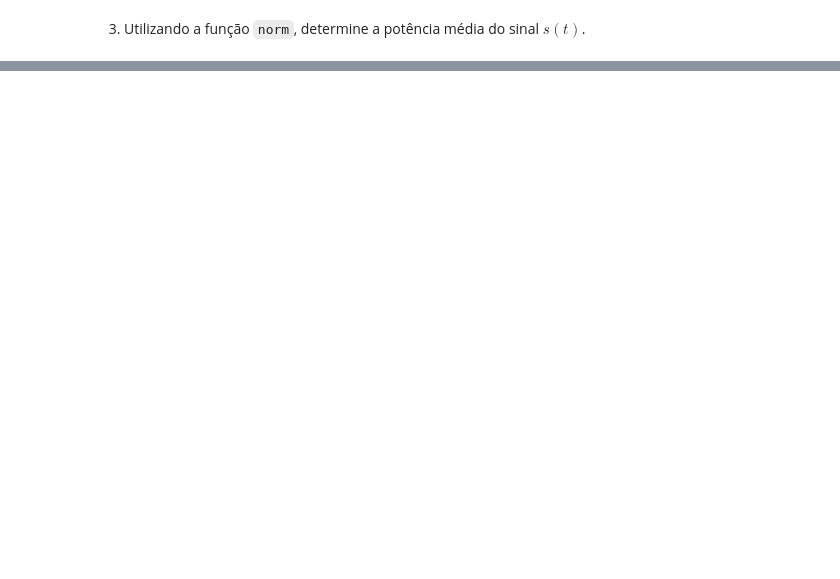
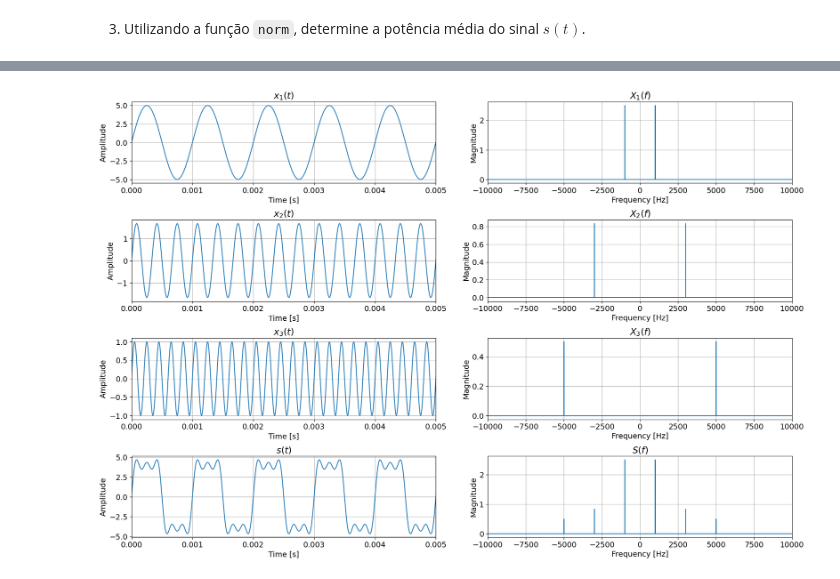
Before and after one commit to gabrielluizep/workbook-eng-telecom, a Jupyter notebook: com1/relatorio-1.ipynb, the cells around one changed output, grey strips where cells are left out. Saved outputs shown, nothing was run; the diff lists cells and outputs as text; code cells hidden in the pictures; blank space fills up the shorter version.

```diff
--- a/com1/relatorio-1.ipynb
+++ b/com1/relatorio-1.ipynb
@@ -97,0 +145,55 @@ norm
+# %%
+fig, axs = plt.subplots(4, 2, figsize=(18, 12))
+fig.tight_layout(h_pad=3, w_pad=4)
+
+axs[0, 0].plot(t, x1_t)
+axs[0, 0].set_title("$x_1(t)$")
+axs[0, 0].set_xlabel("Time [s]")
+axs[0, 0].set_ylabel("Amplitude")
+axs[0, 0].set_xlim(0, 5 * 1 / f1)
+
+axs[0, 1].plot(f, np.abs(X1_t))
+axs[0, 1].set_title("$X_1(f)$")
+axs[0, 1].set_xlabel("Frequency [Hz]")
+axs[0, 1].set_ylabel("Magnitude")
+axs[0, 1].set_xlim(-10e3, 10e3)
+
+axs[1, 0].plot(t, x2_t)
+axs[1, 0].set_title("$x_2(t)$")
+axs[1, 0].set_xlabel("Time [s]")
+axs[1, 0].set_ylabel("Amplitude")
+axs[1, 0].set_xlim(0, 5 * 1 / f1)
+
+axs[1, 1].plot(f, np.abs(X2_t))
+axs[1, 1].set_title("$X_2(f)$")
+axs[1, 1].set_xlabel("Frequency [Hz]")
+axs[1, 1].set_ylabel("Magnitude")
+axs[1, 1].set_xlim(-10e3, 10e3)
+
+axs[2, 0].plot(t, x3_t)
+axs[2, 0].set_title("$x_3(t)$")
+axs[2, 0].set_xlabel("Time [s]")
+axs[2, 0].set_ylabel("Amplitude")
+axs[2, 0].set_xlim(0, 5 * 1 / f1)
+
+axs[2, 1].plot(f, np.abs(X3_t))
+axs[2, 1].set_title("$X_3(f)$")
+axs[2, 1].set_xlabel("Frequency [Hz]")
+axs[2, 1].set_ylabel("Magnitude")
+axs[2, 1].set_xlim(-10e3, 10e3)
+
+axs[3, 0].plot(t, s_t)
+axs[3, 0].set_title("$s(t)$")
+axs[3, 0].set_xlabel("Time [s]")
+axs[3, 0].set_ylabel("Amplitude")
+axs[3, 0].set_xlim(0, 5 * 1 / f1)
+
+axs[3, 1].plot(f, np.abs(S_f))
+axs[3, 1].set_title("$S(f)$")
+axs[3, 1].set_xlabel("Frequency [Hz]")
+axs[3, 1].set_ylabel("Magnitude")
+axs[3, 1].set_xlim(-10e3, 10e3)
+
+plt.show()
+# %% [output]
+[figure, added]
```
Also changed, not shown: parts of 30 cells of this notebook, 3 other files.
